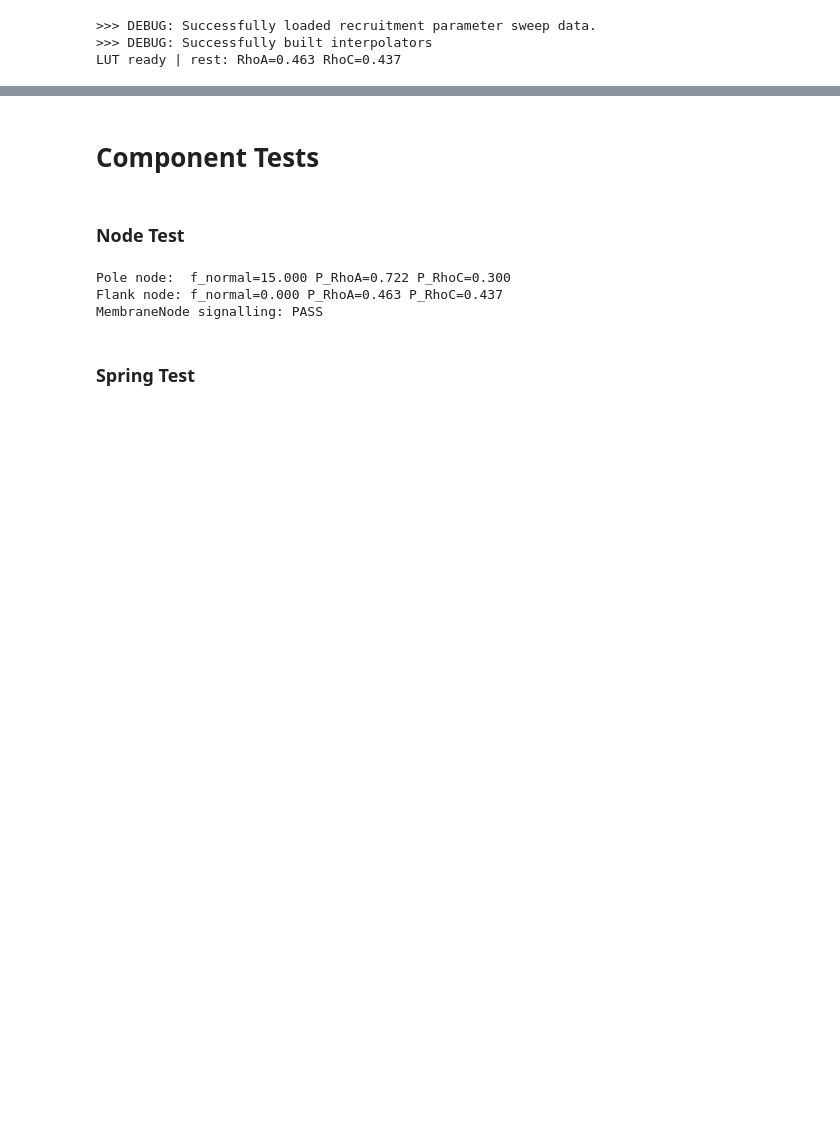
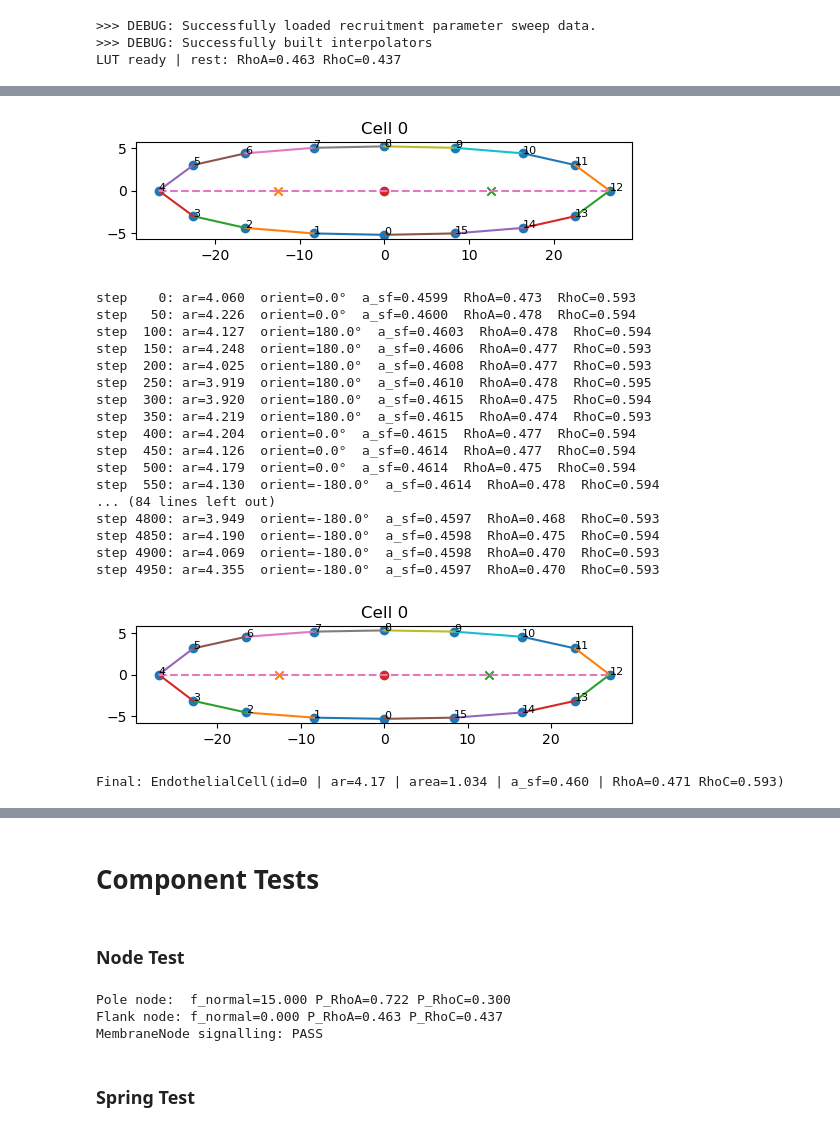
Before and after one commit to emilieyuu/endotehelial-masboss, a Jupyter notebook: notebooks/14_v2_exploratory.ipynb, the cells around one changed output, grey strips where cells are left out. Cells and saved outputs as stored; diff of their text form; code cells hidden in the pictures; blank space fills up the shorter version.

```diff
--- a/notebooks/14_v2_exploratory.ipynb
+++ b/notebooks/14_v2_exploratory.ipynb
@@ -216 +149,25 @@ Final: EndothelialCell(id=0 | ar=1.61 | area_err=1.001 | a_sf=0.452 | RhoA=0.550
+# %%
+
+history, forces = run_sim_test(cell, 5000)
+# %% [output]
+[figure, added]
+step    0: ar=4.060  orient=0.0°  a_sf=0.4599  RhoA=0.473  RhoC=0.593
+step   50: ar=4.226  orient=0.0°  a_sf=0.4600  RhoA=0.478  RhoC=0.594
+step  100: ar=4.127  orient=180.0°  a_sf=0.4603  RhoA=0.478  RhoC=0.594
+step  150: ar=4.248  orient=180.0°  a_sf=0.4606  RhoA=0.477  RhoC=0.593
+step  200: ar=4.025  orient=180.0°  a_sf=0.4608  RhoA=0.477  RhoC=0.593
+step  250: ar=3.919  orient=180.0°  a_sf=0.4610  RhoA=0.478  RhoC=0.595
+step  300: ar=3.920  orient=180.0°  a_sf=0.4615  RhoA=0.475  RhoC=0.594
+step  350: ar=4.219  orient=180.0°  a_sf=0.4615  RhoA=0.474  RhoC=0.593
+step  400: ar=4.204  orient=0.0°  a_sf=0.4615  RhoA=0.477  RhoC=0.594
+step  450: ar=4.126  orient=0.0°  a_sf=0.4614  RhoA=0.477  RhoC=0.594
+step  500: ar=4.179  orient=0.0°  a_sf=0.4614  RhoA=0.475  RhoC=0.594
+step  550: ar=4.130  orient=-180.0°  a_sf=0.4614  RhoA=0.478  RhoC=0.594
+... (84 lines left out)
+step 4800: ar=3.949  orient=-180.0°  a_sf=0.4597  RhoA=0.468  RhoC=0.593
+step 4850: ar=4.190  orient=-180.0°  a_sf=0.4598  RhoA=0.475  RhoC=0.594
+step 4900: ar=4.069  orient=-180.0°  a_sf=0.4598  RhoA=0.470  RhoC=0.593
+step 4950: ar=4.355  orient=-180.0°  a_sf=0.4597  RhoA=0.470  RhoC=0.593
+[figure, added]
+Final: EndothelialCell(id=0 | ar=4.17 | area=1.034 | a_sf=0.460 | RhoA=0.471 RhoC=0.593)
 # %%
```
Also changed, not shown: parts of 9 cells of this notebook, 11 other files.
